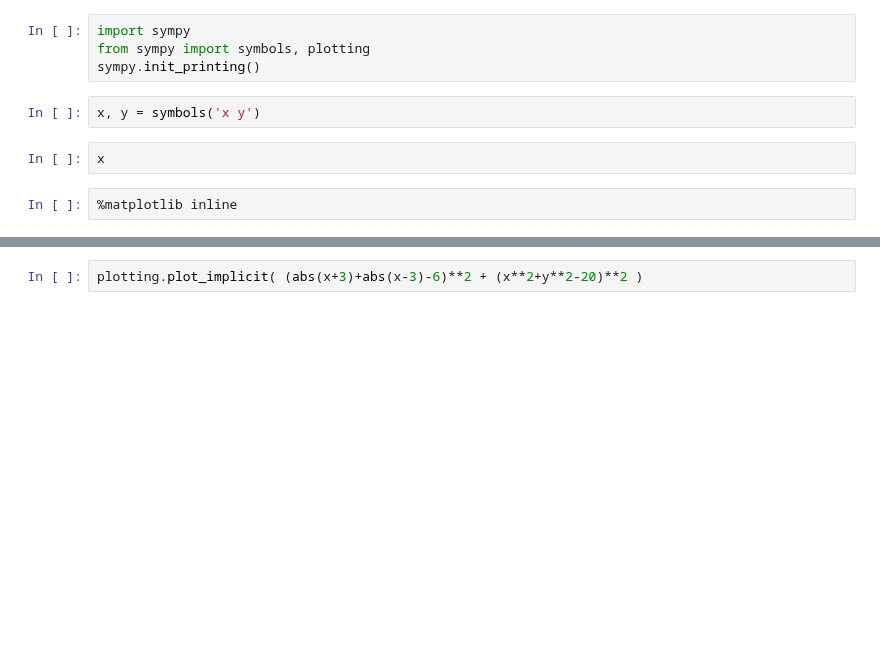
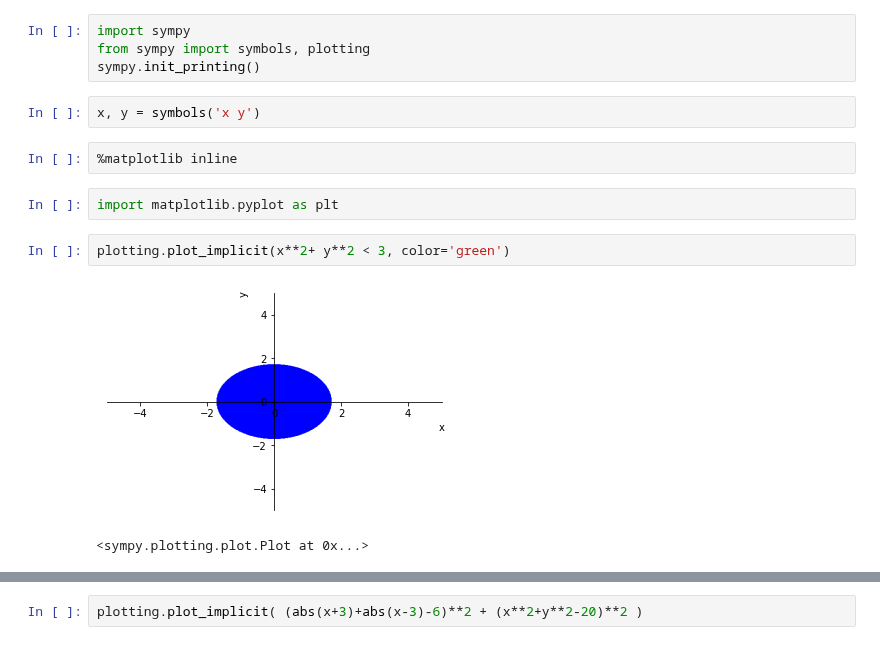
Before and after one commit to tjwei/NDHU_AM1130, a Jupyter notebook: week13-math-animation.ipynb, the cells around one changed output, grey strips where cells are left out. Cells and saved outputs as stored; diff of their text form; blank space fills up the shorter version.

```diff
--- a/week13-math-animation.ipynb
+++ b/week13-math-animation.ipynb
@@ -19,7 +19,12 @@ from sympy import symbols, plotting
 sympy.init_printing()
 # %%
 x, y = symbols('x y')
-# %%
-x
 # %%
 %matplotlib inline
+# %%
+import matplotlib.pyplot as plt
+# %%
+plotting.plot_implicit(x**2+ y**2 < 3, color='green')
+# %% [output]
+[figure, added]
+<sympy.plotting.plot.Plot at 0x...>
```
Also changed, not shown: parts of 8 cells of this notebook.
